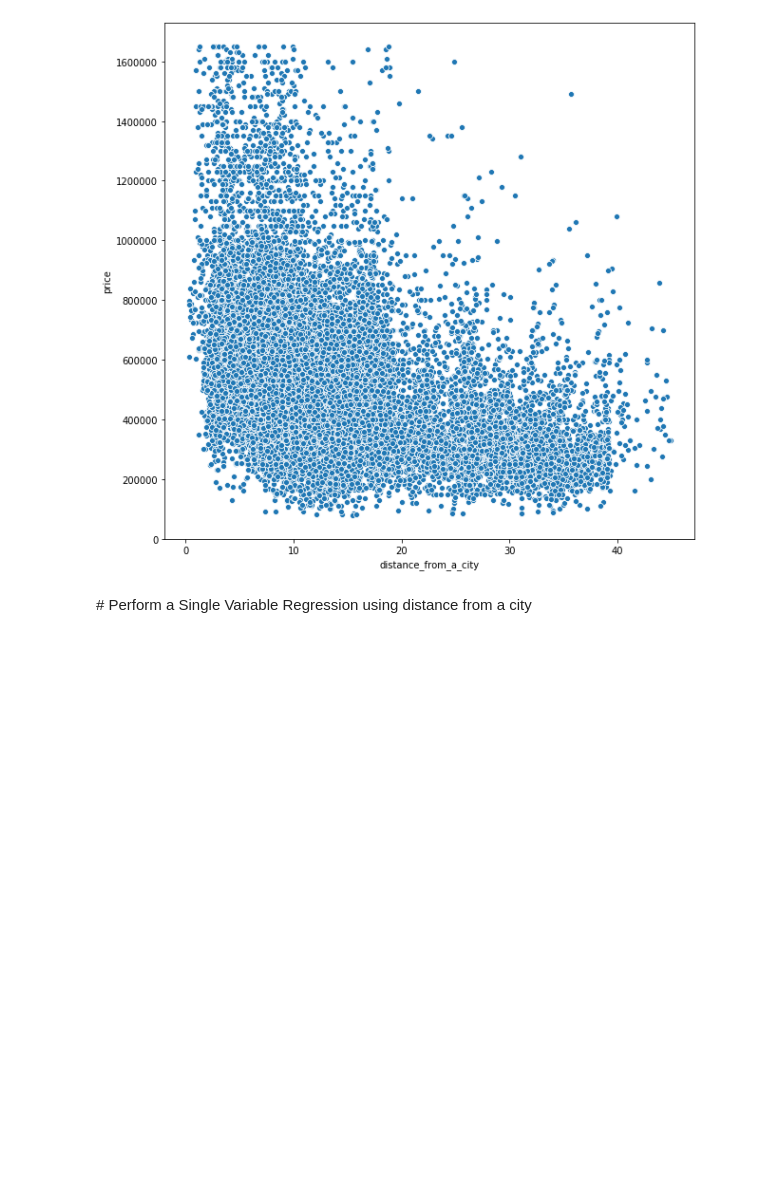
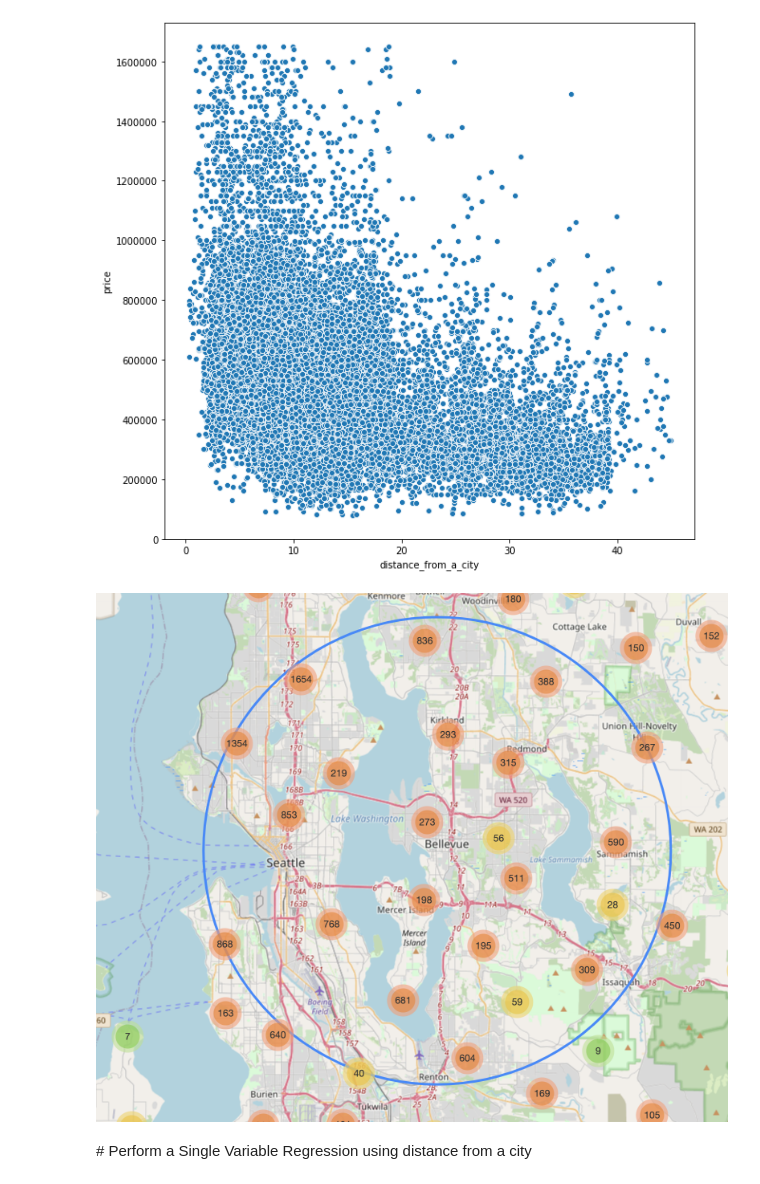
Before and after one commit to megan91292/dsc-mod-2-project-v2-1-onl01-dtsc-ft-041320, a Jupyter notebook: Question2.ipynb, the cells around one changed output. Cells and saved outputs as stored; diff of their text form; code cells hidden in the pictures; blank space fills up the shorter version.

```diff
--- a/Question2.ipynb
+++ b/Question2.ipynb
@@ -147,3 +92,7 @@ ax = sns.scatterplot(y='price',x='distance_from_a_city',data=df)
+# %%
+Image(filename = 'Images/mapwithradius.png', width=1000, height=1000)
+# %% [output]
+[figure, added]
 # %% [markdown]
 # Perform a Single Variable Regression using distance from a city
 # %%
```
Also changed, not shown: parts of 16 cells of this notebook, 7 other files.
